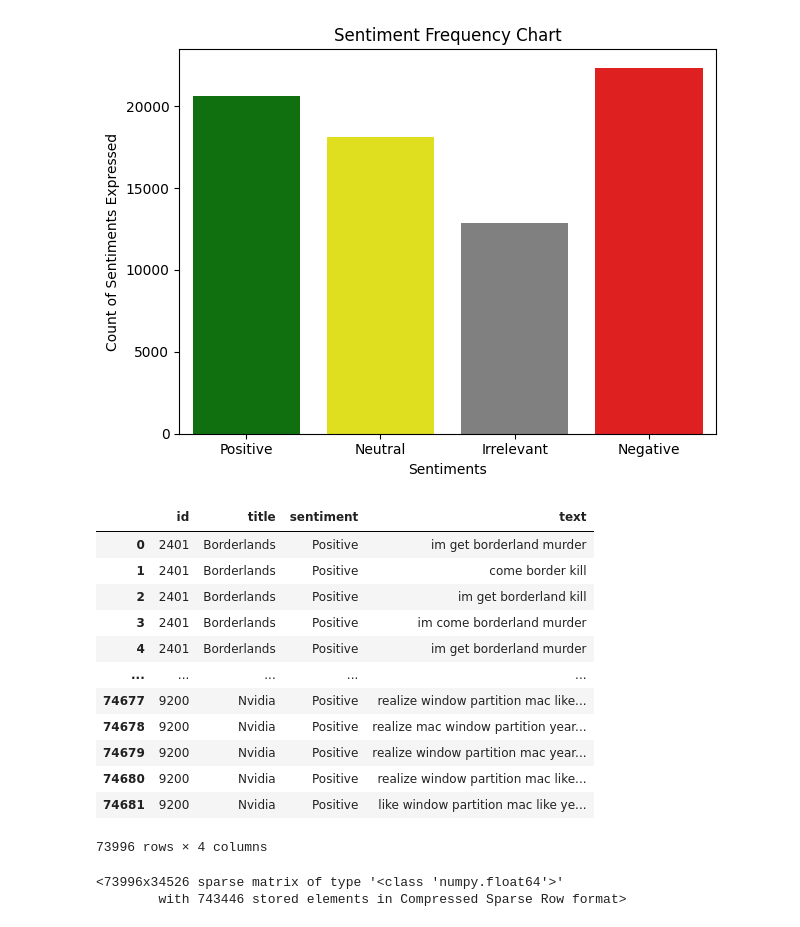
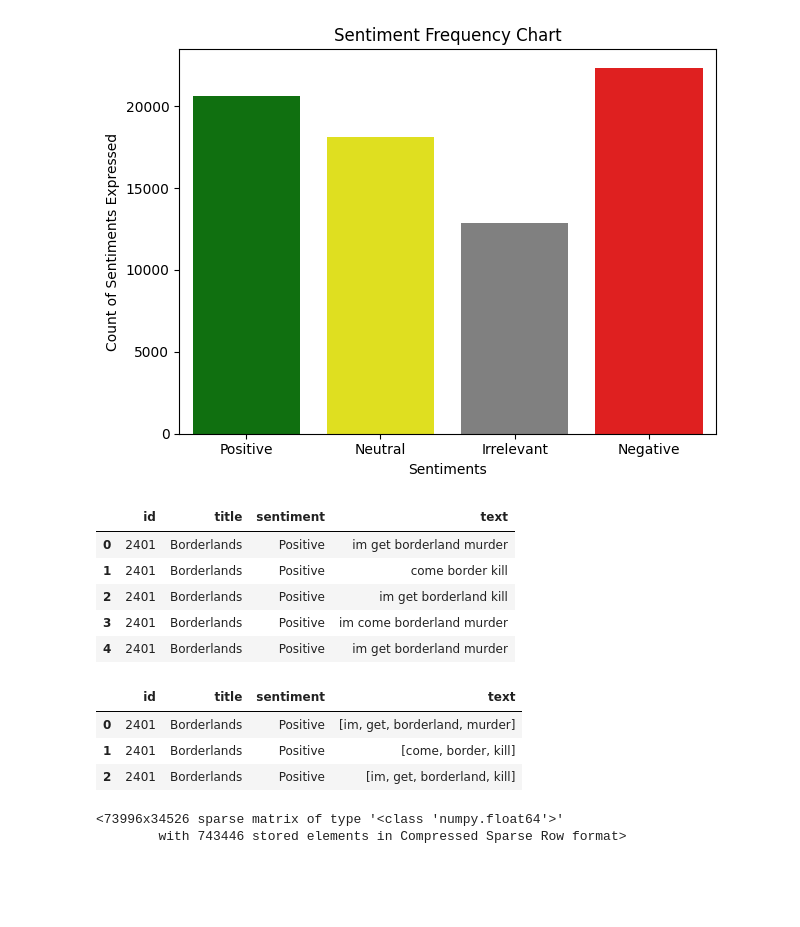
Before and after one commit to namitabagri/Text-Sentiment-Classifier, a Jupyter notebook: colab.ipynb, the cells around one changed output. Drawn from its saved outputs; the diff is of its cells as text; code cells hidden in the pictures; blank space fills up the shorter version.

Commit message:
Done with text cleaning.

```diff
--- a/colab.ipynb
+++ b/colab.ipynb
@@ -152,19 +154,12 @@ def clean(text):
 # %%
 train_df['text']=train_df['text'].apply(clean)
 # %%
-train_df
+train_df.head()
 # %% [output]
 |  | id | title | sentiment | text |
 | 0 | 2401 | Borderlands | Positive | im get borderland murder |
 | 1 | 2401 | Borderlands | Positive | come border kill |
 | 2 | 2401 | Borderlands | Positive | im get borderland kill |
 | 3 | 2401 | Borderlands | Positive | im come borderland murder |
 | 4 | 2401 | Borderlands | Positive | im get borderland murder |
-| ... | ... | ... | ... | ... |
-| 74677 | 9200 | Nvidia | Positive | realize window partition mac like... |
-| 74678 | 9200 | Nvidia | Positive | realize mac window partition year... |
-| 74679 | 9200 | Nvidia | Positive | realize window partition mac year... |
-| 74680 | 9200 | Nvidia | Positive | realize window partition mac like... |
-| 74681 | 9200 | Nvidia | Positive | like window partition mac like ye... |
-73996 rows × 4 columns
 # %%
@@ -172,3 +167,10 @@ train_df['text']=train_df['text'].apply(word_tokenize)
+# %%
+train_df.head(3)
+# %% [output]
+|  | id | title | sentiment | text |
+| 0 | 2401 | Borderlands | Positive | [im, get, borderland, murder] |
+| 1 | 2401 | Borderlands | Positive | [come, border, kill] |
+| 2 | 2401 | Borderlands | Positive | [im, get, borderland, kill] |
 # %%
 vectorizer = TfidfVectorizer()
 # %%
```
Also changed, not shown: parts of 3 cells of this notebook.
